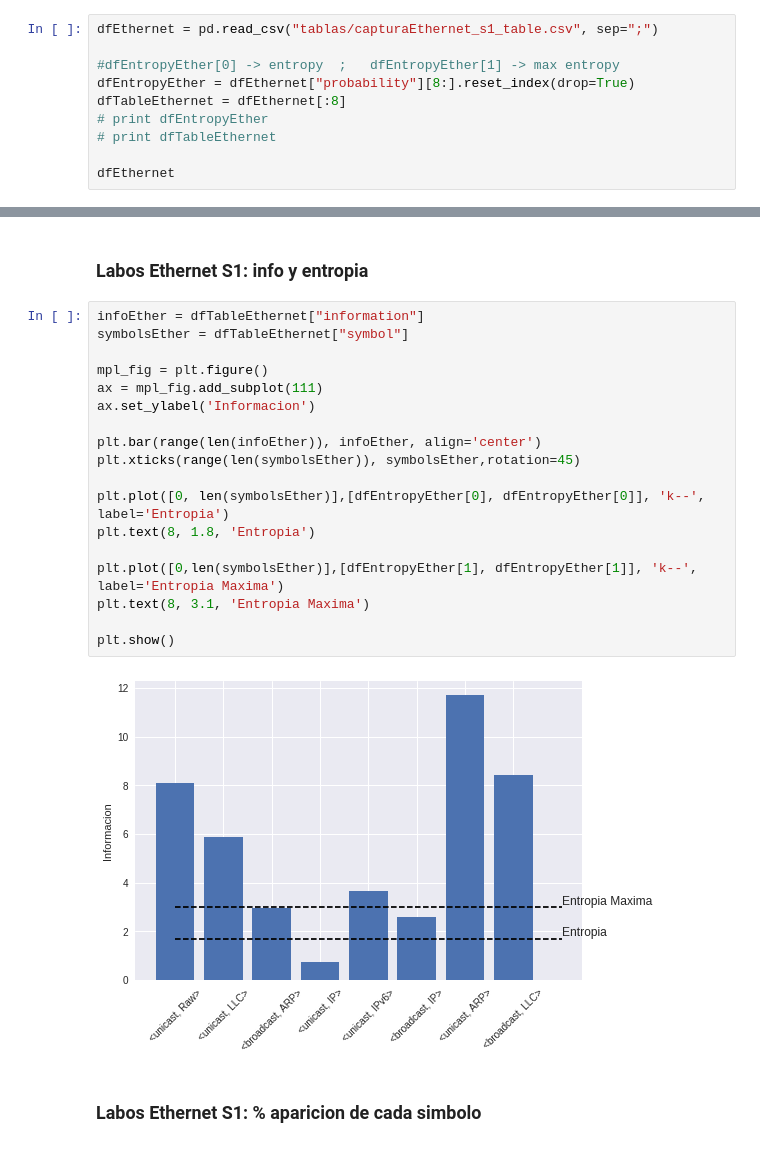
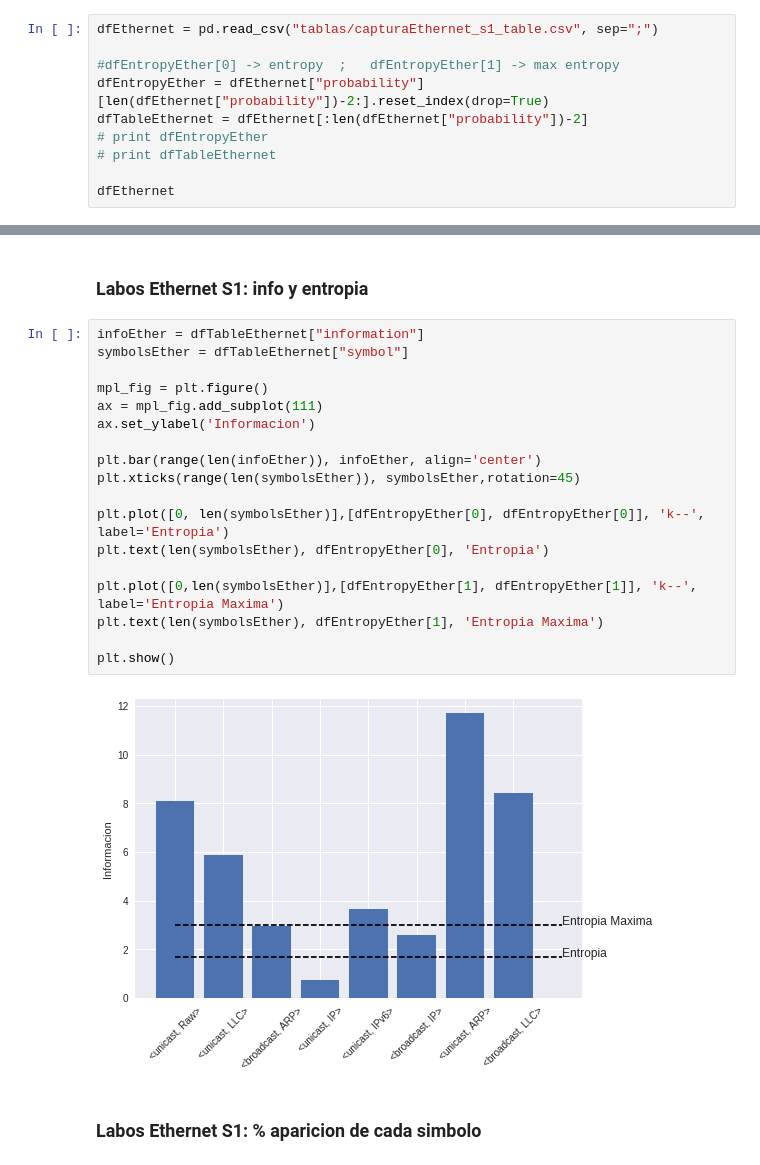
Before and after one commit to a-lavia/redes, a Jupyter notebook: tp1/tools/Graficos-s1.ipynb, the cells around one changed output, grey strips where cells are left out. Cells and saved outputs as stored; diff of their text form.

```diff
--- a/tp1/tools/Graficos-s1.ipynb
+++ b/tp1/tools/Graficos-s1.ipynb
@@ -10,8 +10,8 @@ import pandas as pd
 dfEthernet = pd.read_csv("tablas/capturaEthernet_s1_table.csv", sep=";")
 
 #dfEntropyEther[0] -> entropy  ;   dfEntropyEther[1] -> max entropy
-dfEntropyEther = dfEthernet["probability"][8:].reset_index(drop=True)
-dfTableEthernet = dfEthernet[:8]
+dfEntropyEther = dfEthernet["probability"][len(dfEthernet["probability"])-2:].reset_index(drop=True)
+dfTableEthernet = dfEthernet[:len(dfEthernet["probability"])-2]
 # print dfEntropyEther
 # print dfTableEthernet
 
@@ -33,23 +33,23 @@ dfEthernet
 # %%
 infoEther = dfTableEthernet["information"]
 symbolsEther = dfTableEthernet["symbol"]
 
 mpl_fig = plt.figure()
 ax = mpl_fig.add_subplot(111)
 ax.set_ylabel('Informacion')
 
 plt.bar(range(len(infoEther)), infoEther, align='center')
 plt.xticks(range(len(symbolsEther)), symbolsEther,rotation=45)
 
 plt.plot([0, len(symbolsEther)],[dfEntropyEther[0], dfEntropyEther[0]], 'k--', label='Entropia')
-plt.text(8, 1.8, 'Entropia')
+plt.text(len(symbolsEther), dfEntropyEther[0], 'Entropia')
 
 plt.plot([0,len(symbolsEther)],[dfEntropyEther[1], dfEntropyEther[1]], 'k--', label='Entropia Maxima')
-plt.text(8, 3.1, 'Entropia Maxima')
+plt.text(len(symbolsEther), dfEntropyEther[1], 'Entropia Maxima')
 
 plt.show()
 # %% [output]
-[figure, old version]
+[figure, new version]
 # %% [markdown]
 ### Labos Ethernet S1: % aparicion de cada simbolo
 # %%
```
Also changed, not shown: parts of 4 cells of this notebook, 1 other file.
